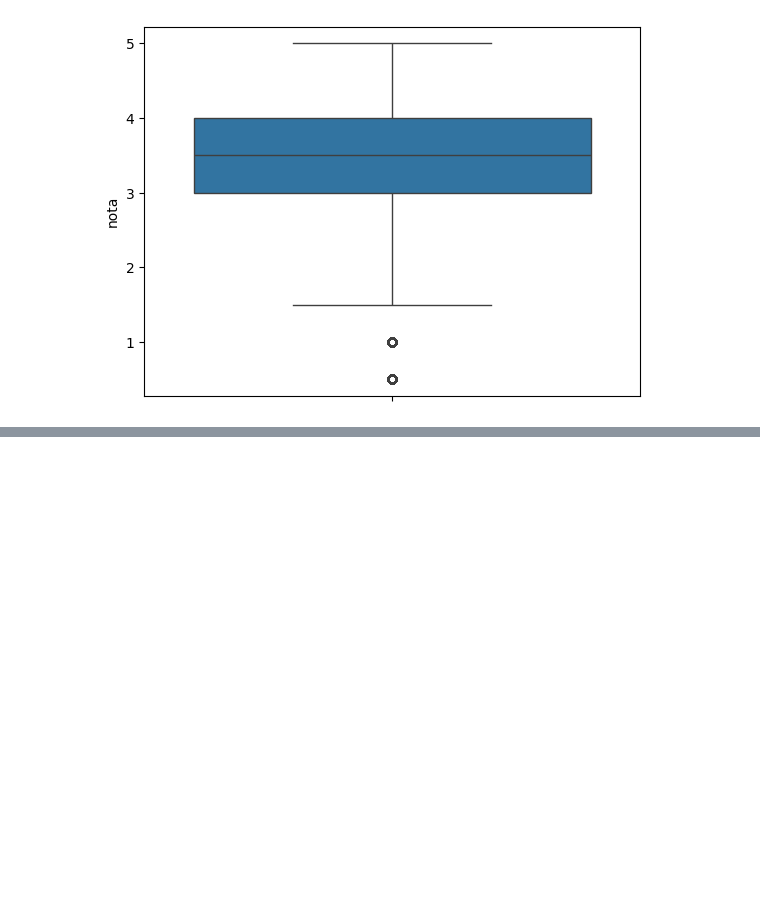
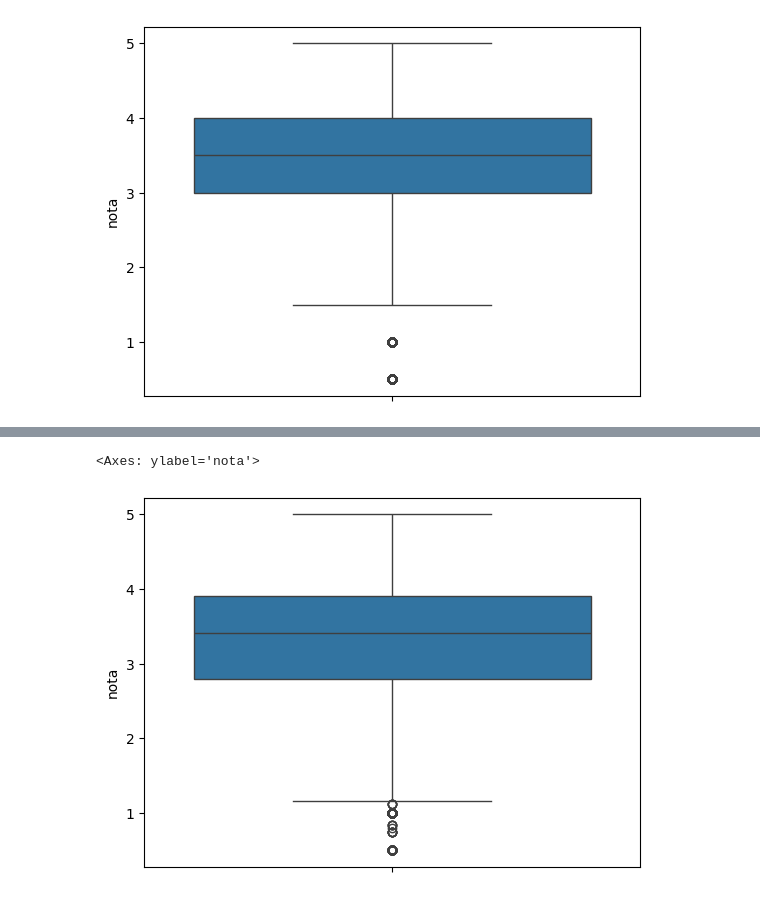
Before and after one commit to IronZiiz/data-science-start, a Jupyter notebook: A_proj_Movies.ipynb, the cells around one changed output, grey strips where cells are left out. Cells and saved outputs as stored; diff of their text form; code cells hidden in the pictures; blank space fills up the shorter version.

```diff
--- a/A_proj_Movies.ipynb
+++ b/A_proj_Movies.ipynb
@@ -156,0 +219,5 @@ sns.boxplot(notas['nota']) # Plot a boxplot
+# %%
+sns.boxplot(medias_por_filme)
+# %% [output]
+<Axes: ylabel='nota'>
+[figure, added]
```
Also changed, not shown: parts of 12 cells of this notebook.
